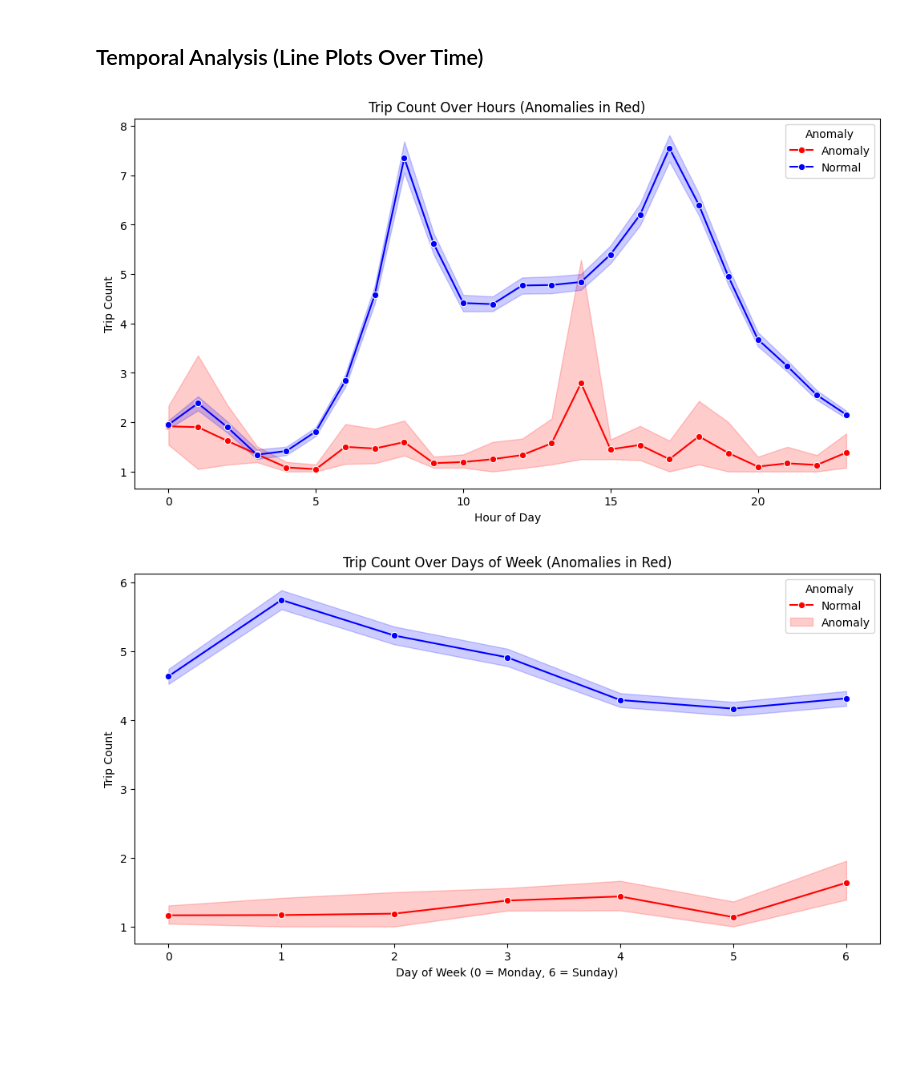
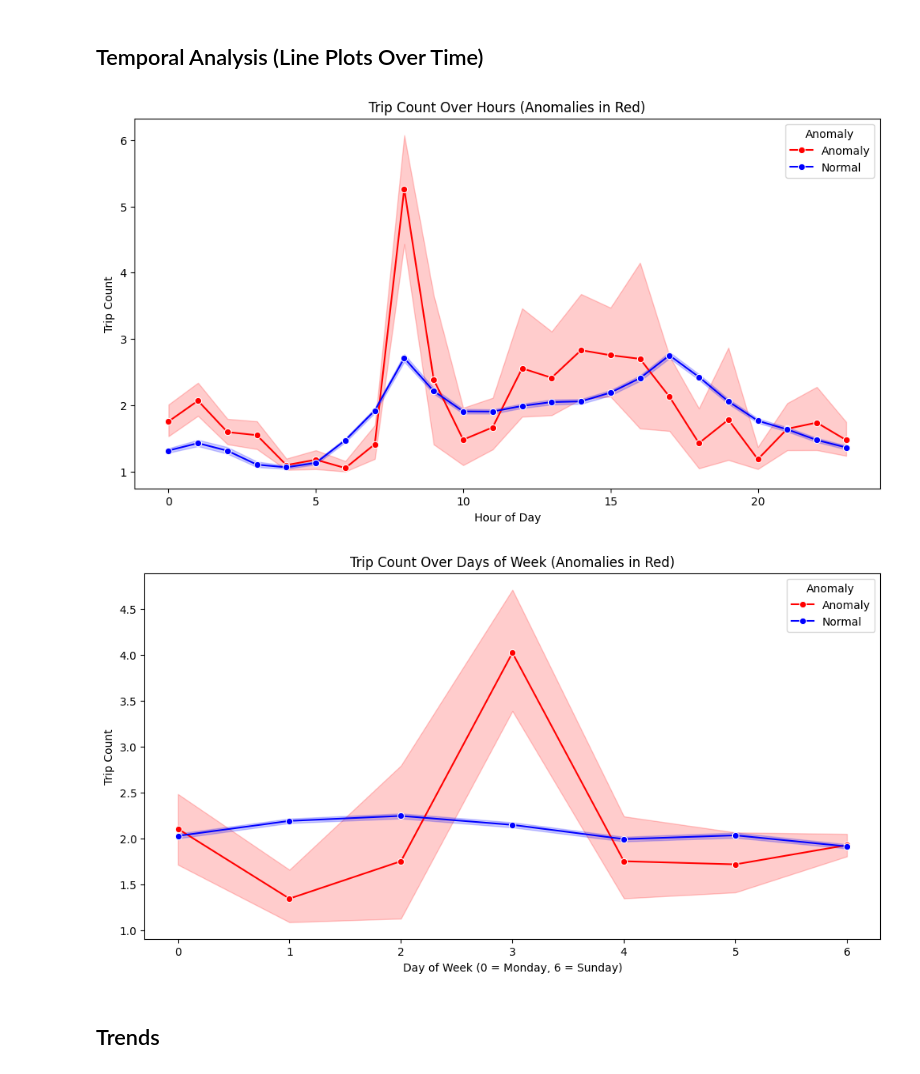
Before and after one commit to elnurisg/anomaly_detection_for_shared_mobility, a Jupyter notebook: station_focus/data_analysis.ipynb, the cells around one changed output. Cells and saved outputs as stored; diff of their text form; code cells hidden in the pictures; blank space fills up the shorter version.

```diff
--- a/station_focus/data_analysis.ipynb
+++ b/station_focus/data_analysis.ipynb
@@ -156,9 +153,21 @@ features = [
     'prcp_mean',             # Weather impact
     'wspd_mean',             # Weather impact
     'hour',                  # Temporal variation
+    'day',
     'dayofweek',             # Temporal variation
-    'nearby_transit_stops'   # Station context
+    'nearby_transit_stops',   # Station context
+    'user_type_encoded_mean',
+    'coco_mean',
+    'is_weekend',
+    'neighborhood'
 ]
+# features = ['station_id', 'hour', 'day', 'month', 'is_start', 'count',
+#        'tripduration_mean', 'tripduration_std', 'tripduration_median',
+#        'distance_mean', 'distance_std', 'distance_median', 'speed_mean',
+#        'speed_std', 'speed_median', 'user_type_encoded_mean', 'temp_mean',
+#        'prcp_mean', 'wspd_mean', 'coco_mean', 'station_name', 'neighborhood',
+#        'geometry', 'nearby_transit_stops', 'dayofweek', 'is_weekend',
+#        'special_day']
 anomaly_data = station_data[features].fillna(0)
 
 # Train Isolation Forest
@@ -265,16 +274,19 @@ handles, _ = ax.get_legend_handles_labels()
 plt.legend(handles=handles, title="Anomaly", labels=["Anomaly", "Normal"])
 plt.show()
 # %% [output]
-[figure, old version]
+[figure, new version]
 # %%
 # Temporal Line Plot by Day of Week
 plt.figure(figsize=(12, 6))
-sns.lineplot(data=station_data, x='dayofweek', y='count', hue='anomaly',
+ax = sns.lineplot(data=station_data, x='dayofweek', y='count', hue='anomaly',
              palette={1: 'blue', -1: 'red'}, marker='o')
 plt.title('Trip Count Over Days of Week (Anomalies in Red)')
 plt.xlabel('Day of Week (0 = Monday, 6 = Sunday)')
 plt.ylabel('Trip Count')
-plt.legend(title="Anomaly", labels=["Normal", "Anomaly"])
+handles, _ = ax.get_legend_handles_labels()
+plt.legend(handles=handles, title="Anomaly", labels=["Anomaly", "Normal"])
 plt.show()
 # %% [output]
-[figure, old version]
+[figure, new version]
+# %% [markdown]
+## Trends
```
Also changed, not shown: parts of 21 cells of this notebook.
